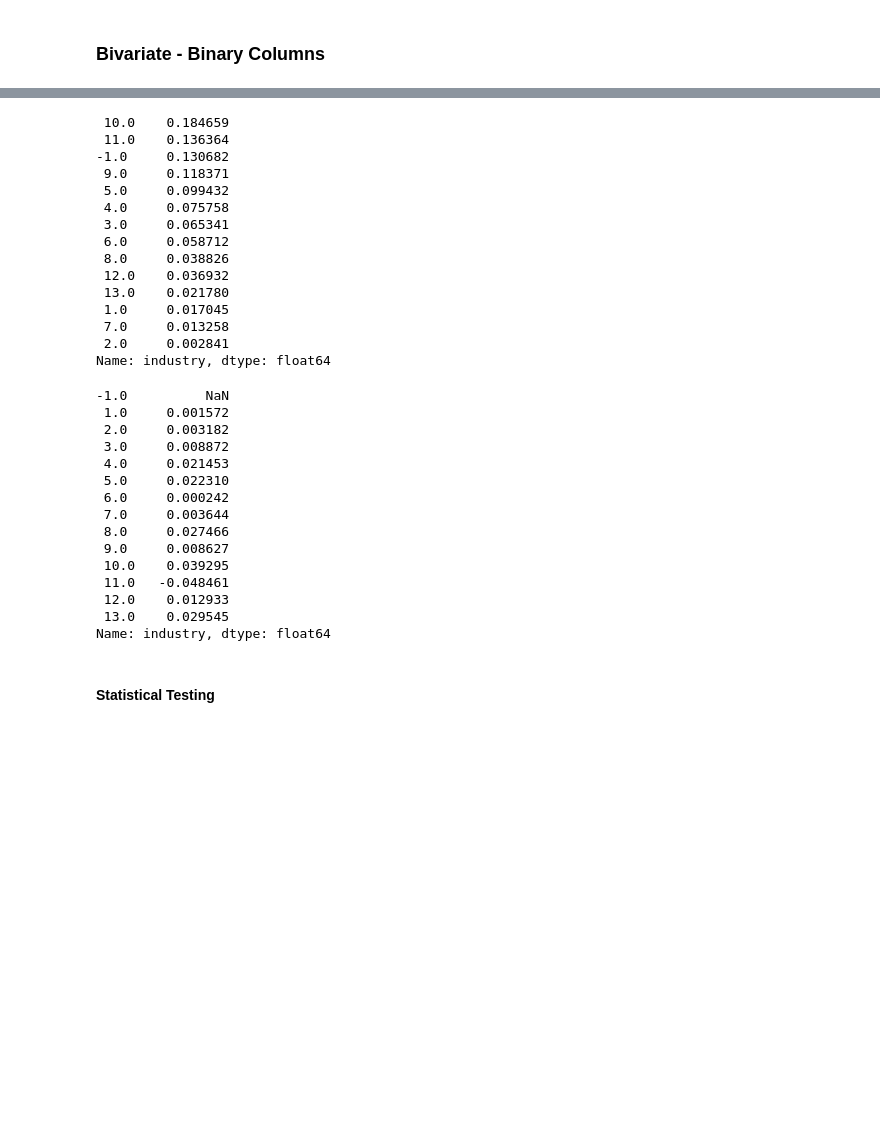
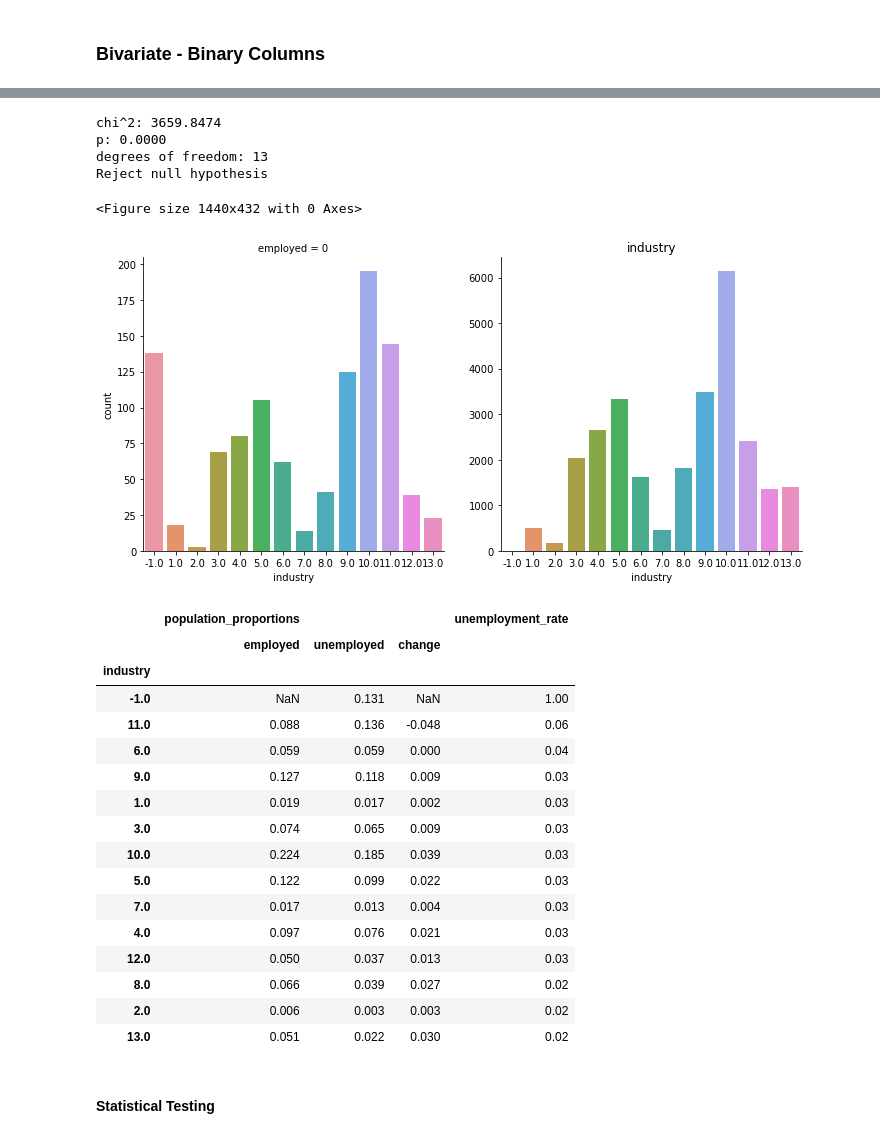
Before and after one commit to joshua-shorterivey/unemployment_project, a Jupyter notebook: explore.ipynb, the cells around one changed output, grey strips where cells are left out. Saved outputs shown, nothing was run; the diff lists cells and outputs as text; code cells hidden in the pictures; blank space fills up the shorter version.

```diff
--- a/explore.ipynb
+++ b/explore.ipynb
@@ -263,41 +262,29 @@ Name: industry, dtype: float64
-# %%
-# i want to show the proportion of the population that each industry is
-train[train.employed == 0]['industry'].value_counts(normalize=True)
-# %% [output]
- 10.0    0.184659
- 11.0    0.136364
--1.0     0.130682
- 9.0     0.118371
- 5.0     0.099432
- 4.0     0.075758
- 3.0     0.065341
- 6.0     0.058712
- 8.0     0.038826
- 12.0    0.036932
- 13.0    0.021780
- 1.0     0.017045
- 7.0     0.013258
- 2.0     0.002841
-Name: industry, dtype: float64
-# %%
-# change in employed vs unemployed proportion
-train[train.employed == 1]['industry'].value_counts(normalize=True) - train[train.employed == 0]['industry'].value_counts(normalize=True)
-# %% [output]
--1.0          NaN
- 1.0     0.001572
- 2.0     0.003182
- 3.0     0.008872
- 4.0     0.021453
- 5.0     0.022310
- 6.0     0.000242
- 7.0     0.003644
- 8.0     0.027466
- 9.0     0.008627
- 10.0    0.039295
- 11.0   -0.048461
- 12.0    0.012933
- 13.0    0.029545
-Name: industry, dtype: float64
+# %%
+spotlight_stats(train, 'industry')
+# %% [output]
+chi^2: 3659.8474
+p: 0.0000
+degrees of freedom: 13
+Reject null hypothesis
+<Figure size 1440x432 with 0 Axes>
+[figure, added]
+|  | population_proportions |  |  | unemployment_rate |
+|  | employed | unemployed | change |  |
+| industry |  |  |  |  |
+| -1.0 | NaN | 0.131 | NaN | 1.00 |
+| 11.0 | 0.088 | 0.136 | -0.048 | 0.06 |
+| 6.0 | 0.059 | 0.059 | 0.000 | 0.04 |
+| 9.0 | 0.127 | 0.118 | 0.009 | 0.03 |
+| 1.0 | 0.019 | 0.017 | 0.002 | 0.03 |
+| 3.0 | 0.074 | 0.065 | 0.009 | 0.03 |
+| 10.0 | 0.224 | 0.185 | 0.039 | 0.03 |
+| 5.0 | 0.122 | 0.099 | 0.022 | 0.03 |
+| 7.0 | 0.017 | 0.013 | 0.004 | 0.03 |
+| 4.0 | 0.097 | 0.076 | 0.021 | 0.03 |
+| 12.0 | 0.050 | 0.037 | 0.013 | 0.03 |
+| 8.0 | 0.066 | 0.039 | 0.027 | 0.02 |
+| 2.0 | 0.006 | 0.003 | 0.003 | 0.02 |
+| 13.0 | 0.051 | 0.022 | 0.030 | 0.02 |
 # %% [markdown]
 #### Statistical Testing
 # %%
```
Also changed, not shown: parts of 33 cells of this notebook, 6 other files.
